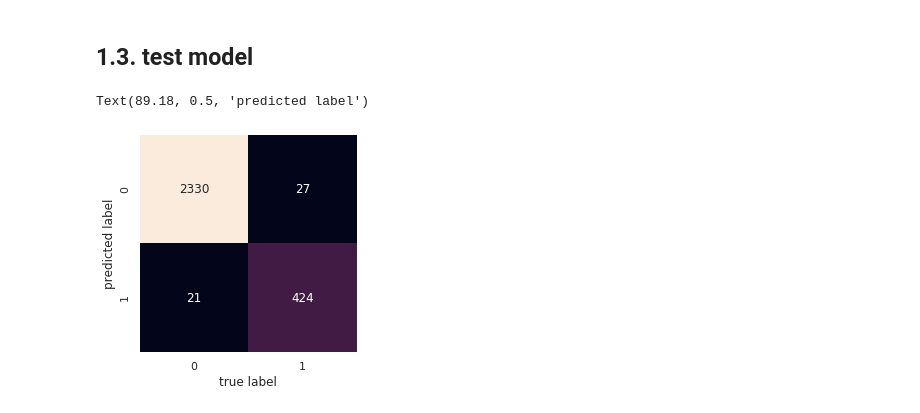
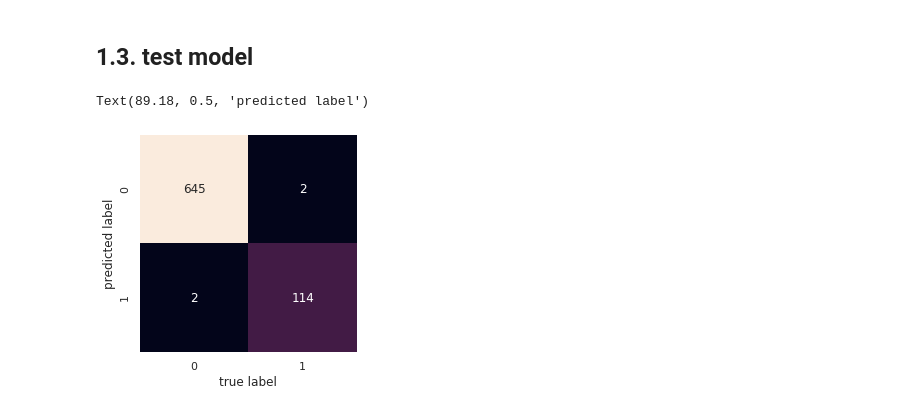
Before and after one commit to Simonliuwaterloo/spam-detector, a Jupyter notebook: spam-detector.ipynb, the cells around one changed output. Cells and saved outputs as stored; diff of their text form; code cells hidden in the pictures.

```diff
--- a/spam-detector.ipynb
+++ b/spam-detector.ipynb
@@ -59,7 +46,7 @@ def createVocab(listOfPost):
         vocabList.extend(post)
     return list(set(vocabList))
 # %%
-vocab = createVocab(listOfPost)
+vocab = createVocab(Xtrain)
 # %% [markdown]
 ### 1.2.2 convert documents to word vectors
 # %%
@@ -74,7 +61,7 @@ def doc2WordVec(post, vocab):
 # %%
 # create training matrix
 trainMat = np.zeros((0, len(vocab)))
-for doc in listOfPost:
+for doc in Xtrain:
     trainMat = np.append(trainMat, doc2WordVec(doc, vocab)[np.newaxis,:], axis=0)
 # %% [markdown]
 ### 1.2.3 calculate probability
@@ -97,7 +84,7 @@ def trainNB(trainMat, listOfClass):
     p1Vec = np.log(p1Vec/p1Denom)
     return p0Vec, p1Vec, p1
 # %%
-p0V, p1V, pSpam = trainNB(trainMat, listOfClass)
+p0V, p1V, pSpam = trainNB(trainMat, ytrain)
 # %%
 p0V
 # %% [output]
@@ -131,19 +118,19 @@ def testModel(testData, testClass, p0V, p1V, pSpam):
         testResult.append(classify(testData[i], p0V, p1V, pSpam))
     return testResult
 # %%
-result = testModel(listOfTestPost, testClass, p0V, p1V, pSpam)
+result = testModel(Xtest, ytest, p0V, p1V, pSpam)
 # %%
 %matplotlib inline
 import matplotlib.pyplot as plt
 import seaborn as sns; sns.set()
 from sklearn.metrics import confusion_matrix
-mat = confusion_matrix(testClass, result)
+mat = confusion_matrix(ytest, result)
 sns.heatmap(mat.T, square=True, annot=True, fmt='d', cbar=False)
 plt.xlabel('true label')
 plt.ylabel('predicted label')
 # %% [output]
 Text(89.18, 0.5, 'predicted label')
-[figure, old version]
+[figure, new version]
 # %%
 (mat[0,0] + mat[1,1])/len(result)
 # %% [output]
```
Also changed, not shown: parts of 4 cells of this notebook, 1 other file.
